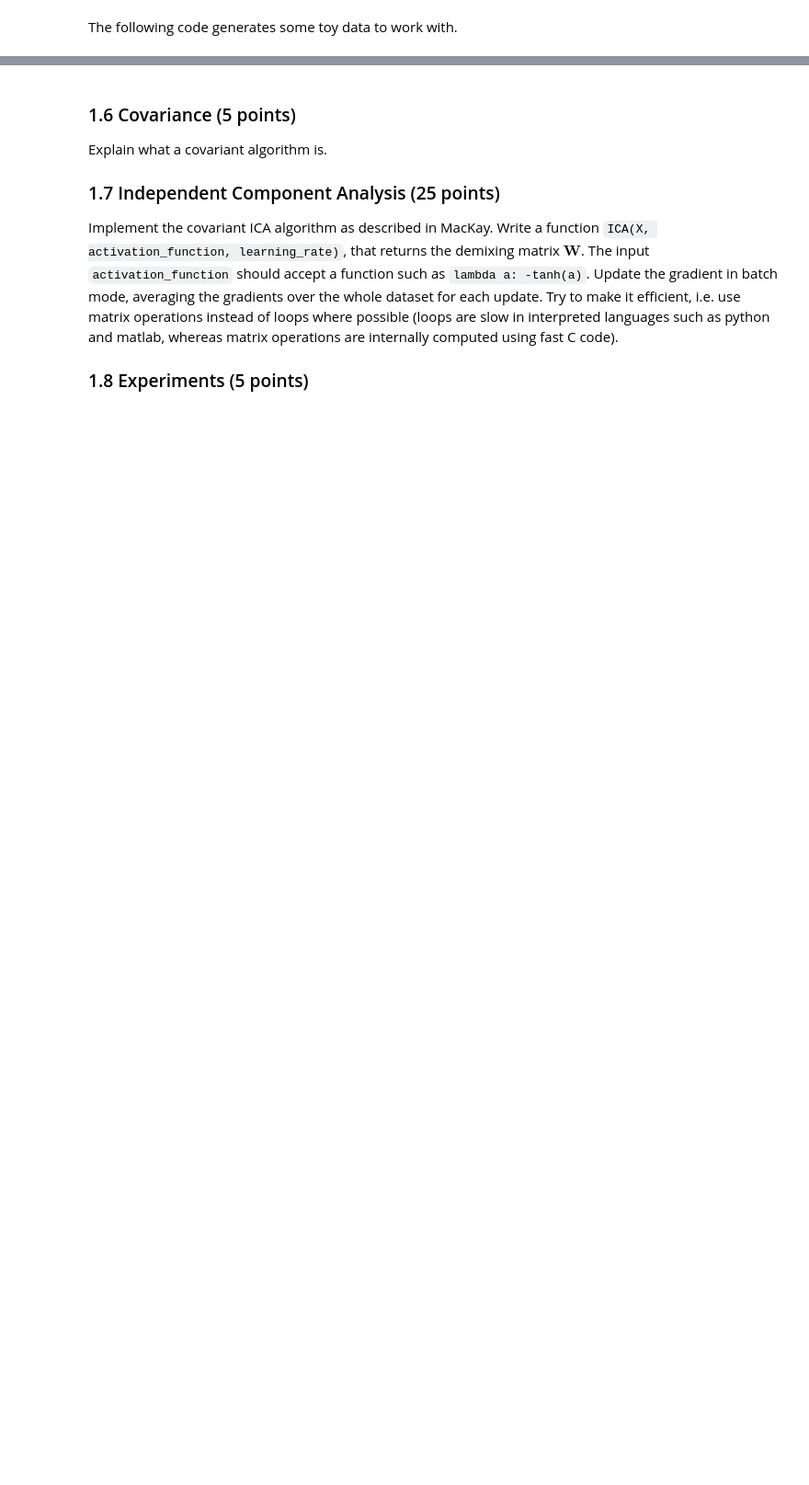
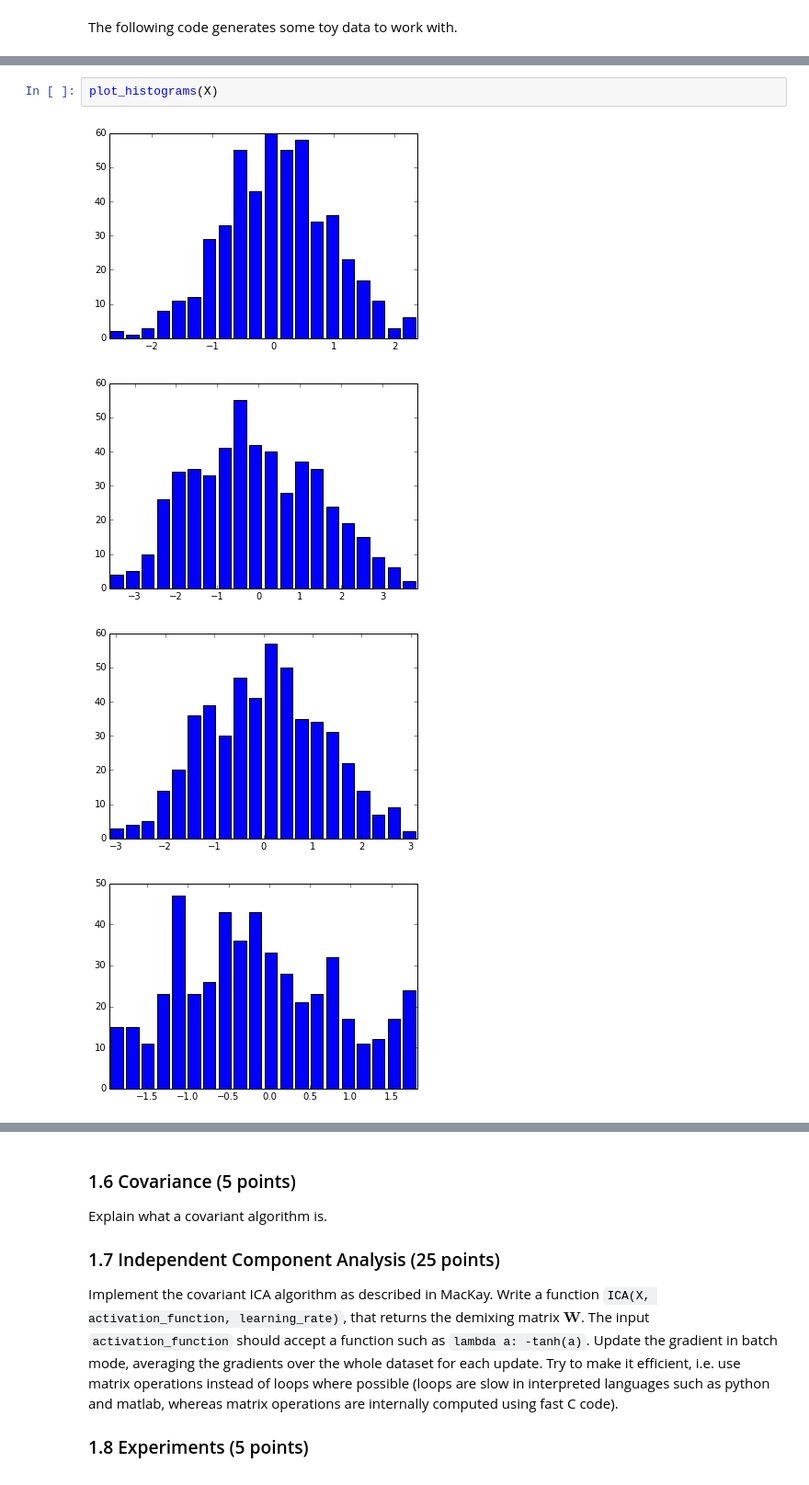
Before and after one commit to Vasileios-Charatsidis/machine-learning-2, a Jupyter notebook: lab1/lab1.ipynb, the cells around one changed output, grey strips where cells are left out. Shown at 92% size. Cells and saved outputs as stored; diff of their text form; blank space fills up the shorter version.

```diff
--- a/lab1/lab1.ipynb
+++ b/lab1/lab1.ipynb
@@ -82,0 +124,7 @@ plot_signals(S)
+# %%
+plot_histograms(X)
+# %% [output]
+[figure, added]
+[figure, added]
+[figure, added]
+[figure, added]
```
Also changed, not shown: parts of 24 cells of this notebook.
